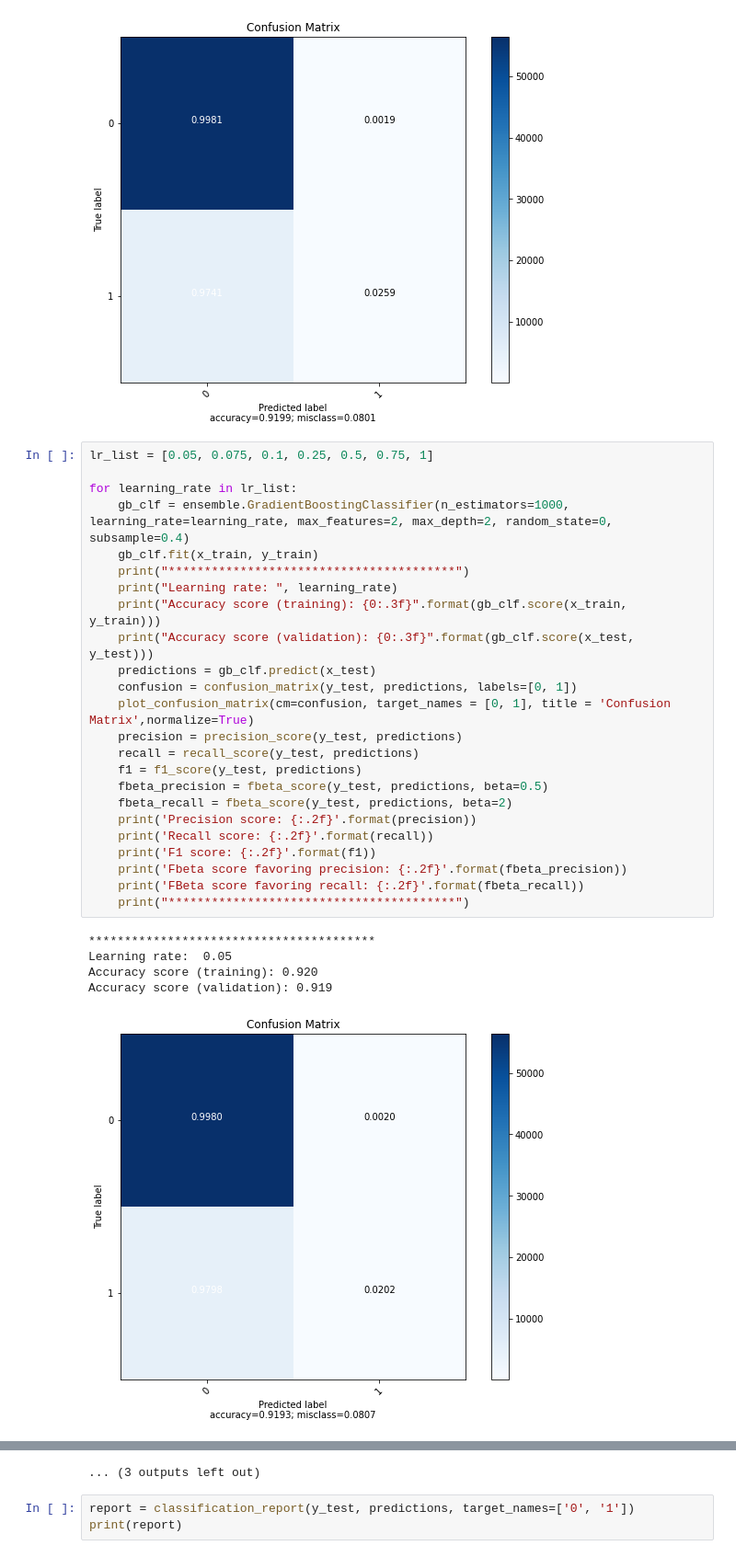
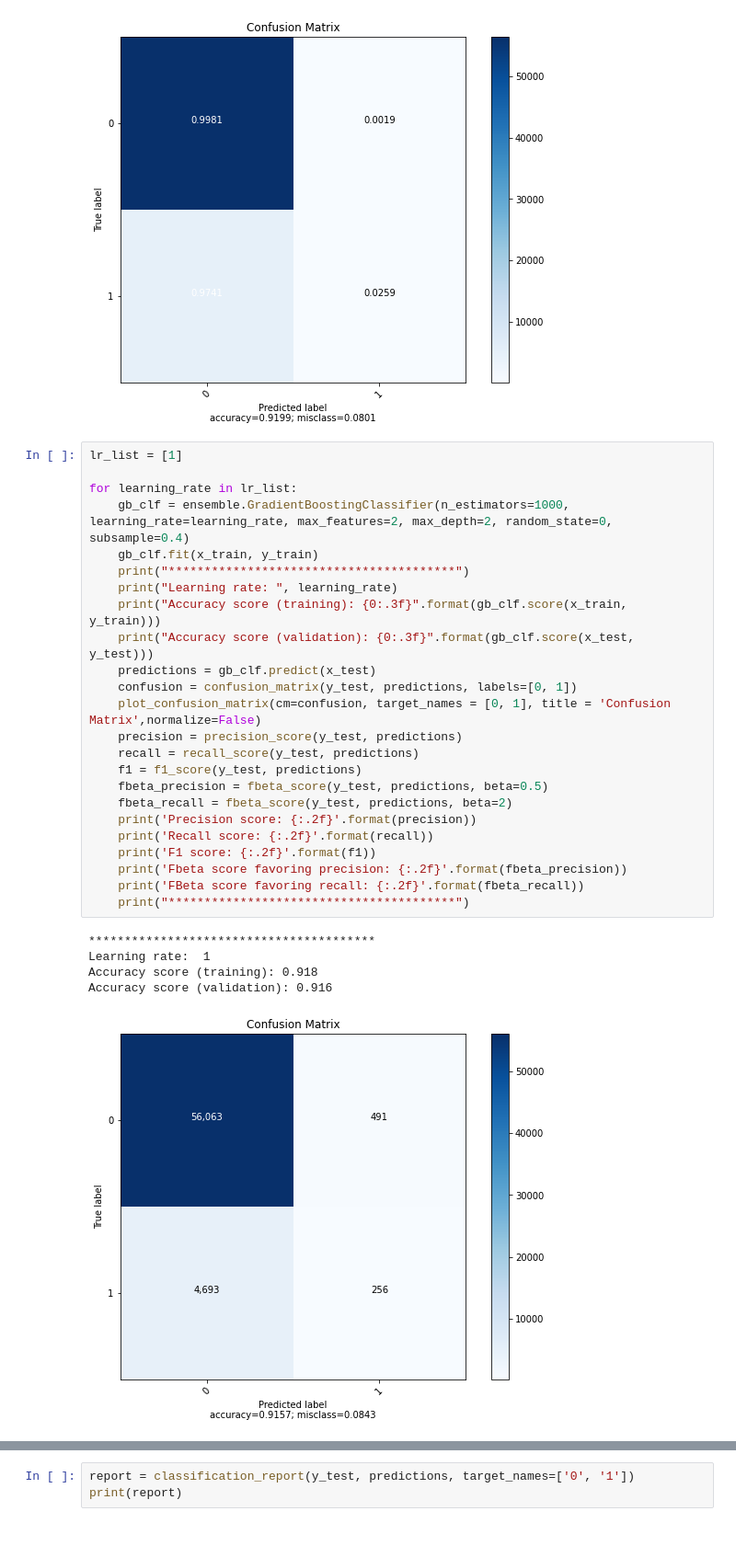
Before and after one commit to meghanareddyy/HomeCredit-Default-Risk-Prediction, a Jupyter notebook: Home_Credit_Default_Risk_Prediction.ipynb, the cells around one changed output, grey strips where cells are left out. Shown at 92% size. Drawn from its saved outputs; the diff is of its cells as text.

```diff
--- a/Home_Credit_Default_Risk_Prediction.ipynb
+++ b/Home_Credit_Default_Risk_Prediction.ipynb
@@ -1686,32 +1716,32 @@ plot_confusion_matrix(cm=confusion, target_names = [0, 1], title = 'Confusion Ma
 # %% [output]
 [figure]
 # %%
-lr_list = [0.05, 0.075, 0.1, 0.25, 0.5, 0.75, 1]
+lr_list = [1]
 
 for learning_rate in lr_list:
     gb_clf = ensemble.GradientBoostingClassifier(n_estimators=1000, learning_rate=learning_rate, max_features=2, max_depth=2, random_state=0, subsample=0.4)
     gb_clf.fit(x_train, y_train)
     print("****************************************")
     print("Learning rate: ", learning_rate)
     print("Accuracy score (training): {0:.3f}".format(gb_clf.score(x_train, y_train)))
     print("Accuracy score (validation): {0:.3f}".format(gb_clf.score(x_test, y_test)))
     predictions = gb_clf.predict(x_test)
     confusion = confusion_matrix(y_test, predictions, labels=[0, 1])
-    plot_confusion_matrix(cm=confusion, target_names = [0, 1], title = 'Confusion Matrix',normalize=True)
+    plot_confusion_matrix(cm=confusion, target_names = [0, 1], title = 'Confusion Matrix',normalize=False)
     precision = precision_score(y_test, predictions)
     recall = recall_score(y_test, predictions)
     f1 = f1_score(y_test, predictions)
     fbeta_precision = fbeta_score(y_test, predictions, beta=0.5)
     fbeta_recall = fbeta_score(y_test, predictions, beta=2)
     print('Precision score: {:.2f}'.format(precision))
     print('Recall score: {:.2f}'.format(recall))
     print('F1 score: {:.2f}'.format(f1))
     print('Fbeta score favoring precision: {:.2f}'.format(fbeta_precision))
     print('FBeta score favoring recall: {:.2f}'.format(fbeta_recall))
     print("****************************************")
 # %% [output]
 ****************************************
-Learning rate:  0.05
-Accuracy score (training): 0.920
-Accuracy score (validation): 0.919
+Learning rate:  1
+Accuracy score (training): 0.918
+Accuracy score (validation): 0.916
-[figure, old version]
+[figure, new version]
@@ -1773,4 +1754,3 @@ Accuracy score (validation): 0.916
-... (3 outputs left out)
 # %%
 report = classification_report(y_test, predictions, target_names=['0', '1'])
 print(report)
```
Also changed, not shown: parts of 17 cells of this notebook, 3 other files.
